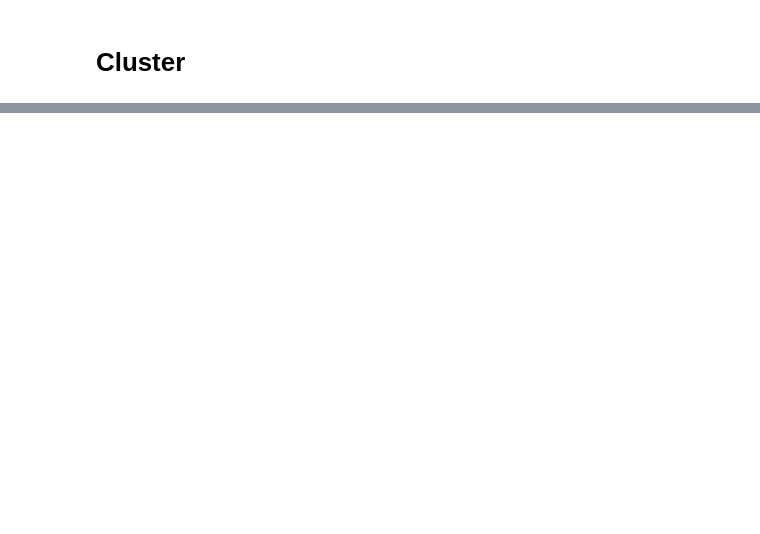
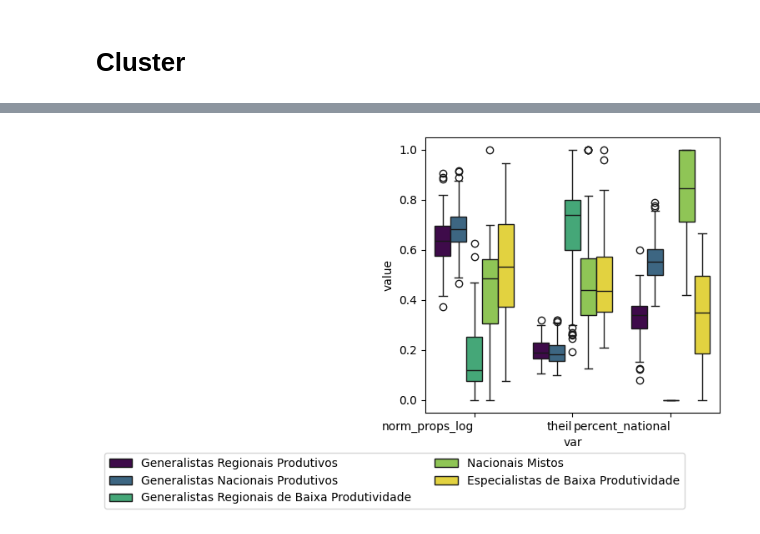
Before and after one commit to AcacioTelechi/multidimensional-legislative-profile, a Jupyter notebook: 3_analyze_metrics.ipynb, the cells around one changed output, grey strips where cells are left out. Saved outputs shown, nothing was run; the diff lists cells and outputs as text; code cells hidden in the pictures; blank space fills up the shorter version.

```diff
--- a/3_analyze_metrics.ipynb
+++ b/3_analyze_metrics.ipynb
@@ -397,0 +447,49 @@ df_merge.join(df_cluster[["k_means_cluster", "gmm_cluster"]]).to_excel(
+# %%
+clusterization = 'gmm_cluster'#'k_means_cluster'
+
+# Melt the DataFrame
+df_melted = df_cluster.reset_index().melt(
+    id_vars=["id_dep", clusterization],  # Keep these as identifier columns
+    value_vars=["theil", "norm_props_log", "percent_national"],
+    var_name="var",
+    value_name="value",
+)
+
+df_melted["value"] = df_melted["value"].astype(float)
+
+
+rename_dict = {
+    0: ("Generalistas Regionais Produtivos", "#440154"),
+    1: ("Generalistas Nacionais Produtivos", "#31688E"),
+    2: ("Generalistas Regionais de Baixa Produtividade", "#35B779"),
+    3: ("Nacionais Mistos", "#8FD744"),
+    4: ("Especialistas de Baixa Produtividade", "#FDE725"),
+    5: ("Cluster 5", "g"),
+    6: ("Cluster 6", "g"),
+    7: ("Cluster 7", "g"),
+}
+
+
+def rename(x):
+    return rename_dict.get(x)[0]
+
+
+df_melted['cluster_name'] = df_melted[clusterization].apply(rename)
+
+
+# Set the desired figure size (width, height) in inches
+plt.figure()
+# plt.figure(figsize=(5,5))
+
+# Create the Seaborn boxplot
+my_pal = {v[0]:v[1] for k, v in rename_dict.items()}
+
+sns.boxplot(data=df_melted.sort_values(clusterization), x="var", y="value", hue='cluster_name', palette=my_pal)
+# sns.boxplot(data=df_melted, x="var", y="value", hue=clusterization)
+
+plt.xticks(rotation=0, ha="right")
+plt.legend(ncol=2, bbox_to_anchor=(.9, -.125))
+plt.tight_layout()
+plt.show()
+# %% [output]
+[figure, added]
```
Also changed, not shown: parts of 14 cells of this notebook, 6 other files.
